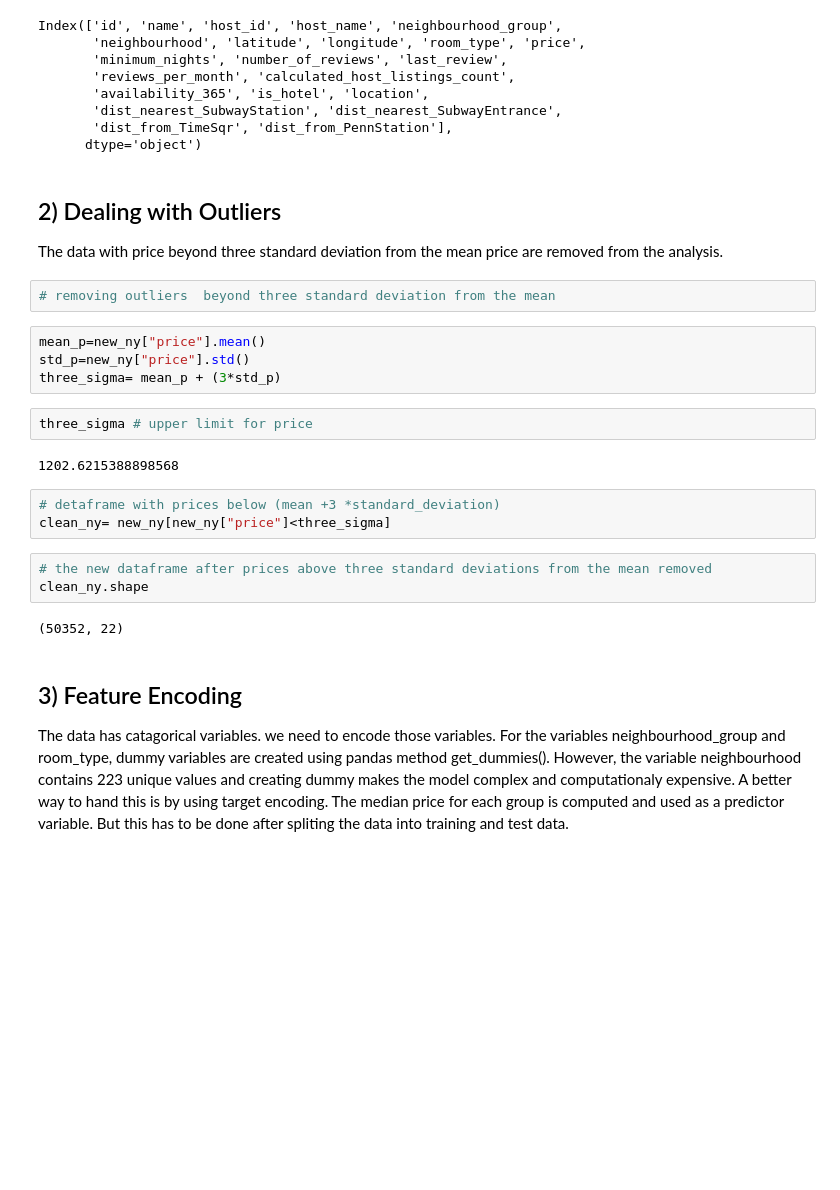
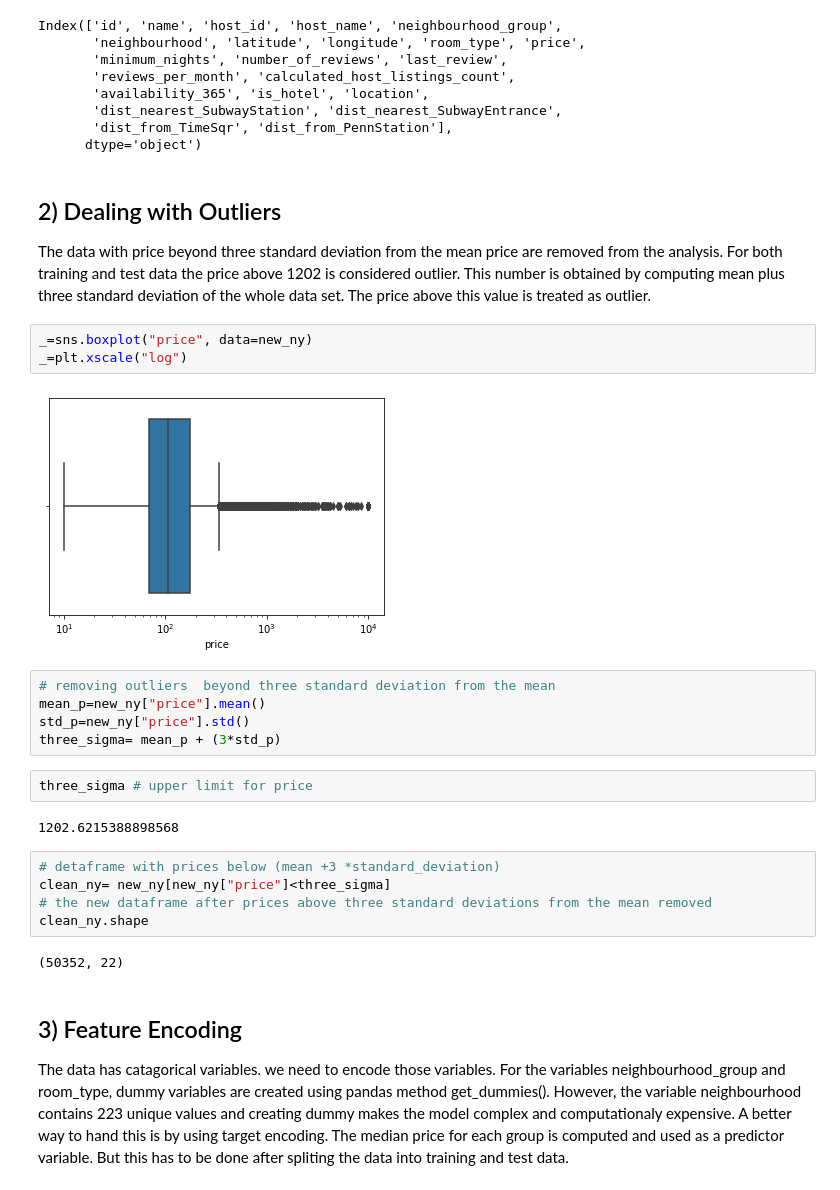
Before and after one commit to mgayalew/SpringBoard, a Jupyter notebook: Capstone_pro1/Price Model.ipynb, the cells around one changed output. Drawn from its saved outputs; the diff is of its cells as text; blank space fills up the shorter version.

```diff
--- a/Capstone_pro1/Price Model.ipynb
+++ b/Capstone_pro1/Price Model.ipynb
@@ -65,13 +69,17 @@ Index(['id', 'name', 'host_id', 'host_name', 'neighbourhood_group',
 # %% [markdown]
 ## 2) Dealing with Outliers
 
- The data with price beyond three standard deviation from the mean price are removed from the analysis.
+ The data with price beyond three standard deviation from the mean price are removed from the analysis. For both training and test data the price above 1202 is considered outlier. This number is obtained by computing mean plus three standard deviation of the whole data set. The price above this value is treated as outlier.
+# %%
+_=sns.boxplot("price", data=new_ny)
+_=plt.xscale("log")
+# %% [output]
+[figure, added]
 # %%
 # removing outliers  beyond three standard deviation from the mean
+mean_p=new_ny["price"].mean()
+std_p=new_ny["price"].std()
+three_sigma= mean_p + (3*std_p)
-# %%
-mean_p=new_ny["price"].mean()
-std_p=new_ny["price"].std()
-three_sigma= mean_p + (3*std_p)
 # %%
 three_sigma # upper limit for price
 # %% [output]
@@ -79,11 +87,10 @@ three_sigma # upper limit for price
 # %%
 # detaframe with prices below (mean +3 *standard_deviation)
 clean_ny= new_ny[new_ny["price"]<three_sigma]
+# the new dataframe after prices above three standard deviations from the mean removed
+clean_ny.shape
+# %% [output]
+(50352, 22)
-# %%
-# the new dataframe after prices above three standard deviations from the mean removed
-clean_ny.shape
-# %% [output]
-(50352, 22)
 # %% [markdown]
 ## 3) Feature Encoding
 
```
Also changed, not shown: parts of 127 cells of this notebook.
